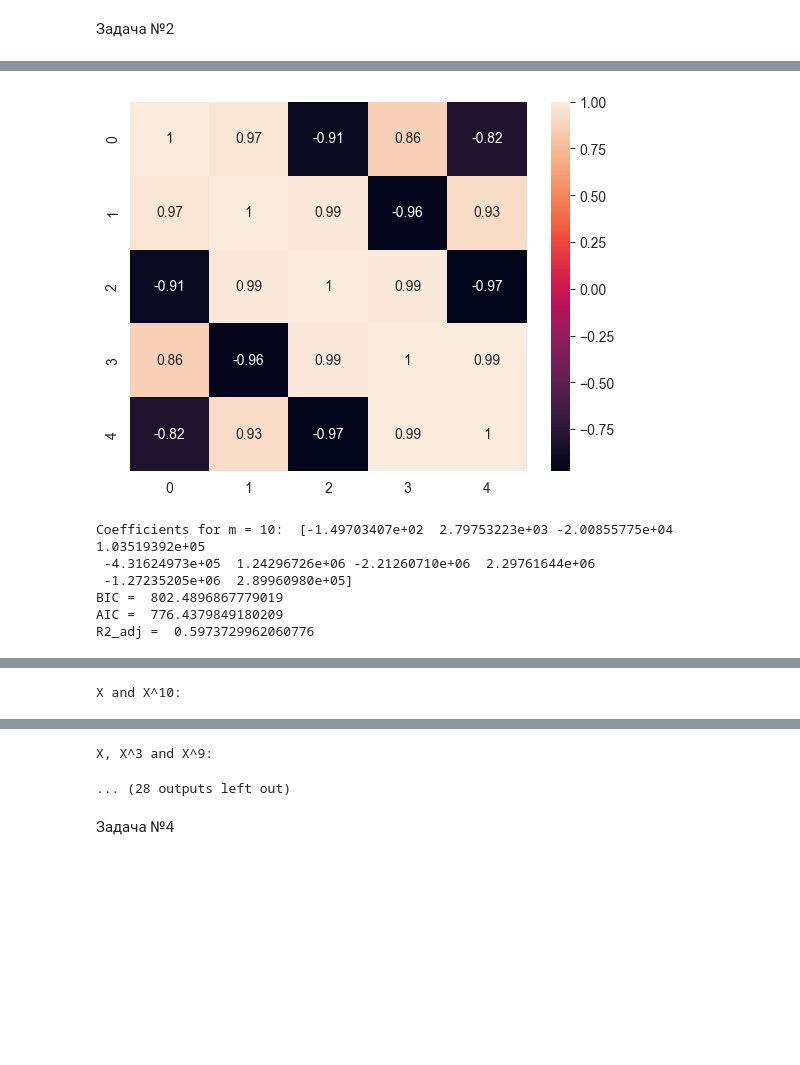
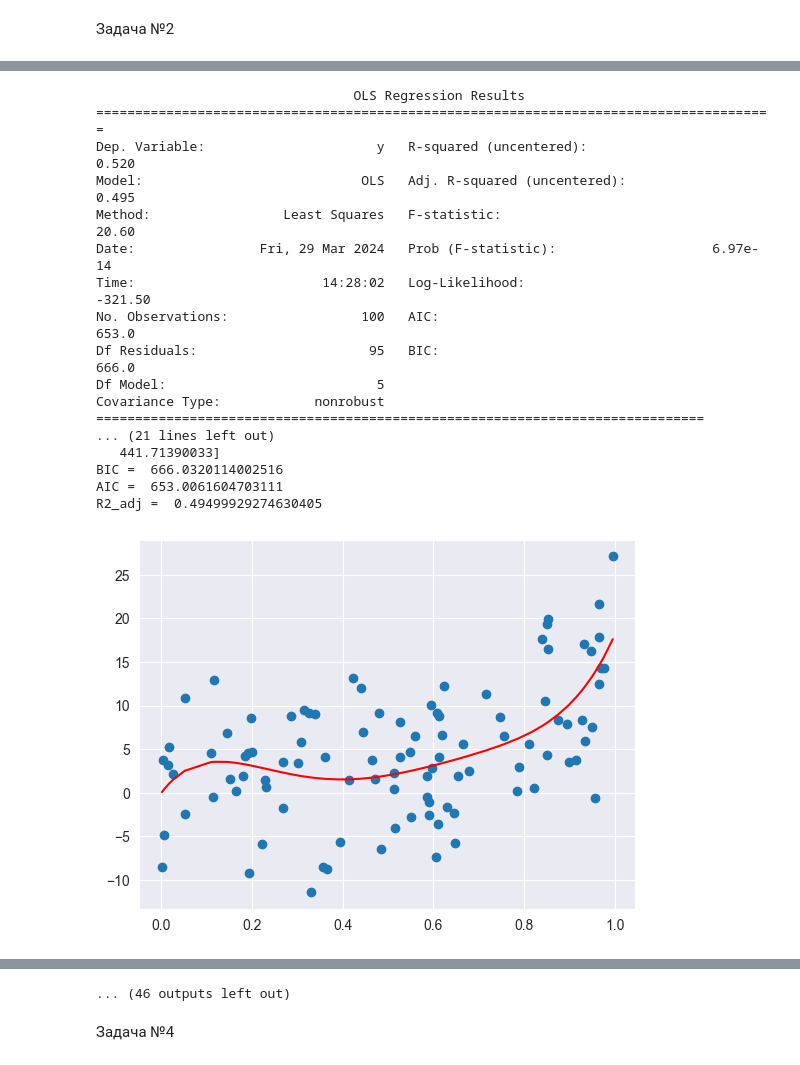
Before and after one commit to Saharochekl/DataAn2024, a Jupyter notebook: 15_03(T4_V1).ipynb, the cells around one changed output, grey strips where cells are left out. Drawn from its saved outputs; the diff is of its cells as text; code cells hidden in the pictures; blank space fills up the shorter version.

```diff
--- a/15_03(T4_V1).ipynb
+++ b/15_03(T4_V1).ipynb
@@ -406,6 +406,8 @@ for i, n in enumerate(n_values):
     res = sm.OLS(Y_3, X_3).fit()
     b = res.params
     print("\nCoefficients for m = 3: ", b)
+    p = res.summary()
+    print("Parameters:", p)
     Y_hat3 = b[0] * X1 + b[1] * X2 + b[2] * X3
     print('BIC = ',res.bic)
     print('AIC = ',res.aic)
@@ -421,12 +423,26 @@ for i, n in enumerate(n_values):
     sn.heatmap(pg.pcorr(pg.pcorr(Xmat3)), annot = True)
     plt.show()
 
+    print('X^3:')
+    X_spec = np.matrix([X3]).transpose()
+    Y = Y_3
+    mod2 = sm.OLS(Y, X_spec)
+    res2 = mod2.fit()
+    print(res2.summary())
+    q = res2.params
+    Y_res = q[0]*X3
+    plt.scatter(X1, Y_3)
+    plt.plot(X1, Y_res, color = 'red')
+    plt.show()
+
+
 # ---------------------------------------------------------------------------------------------
 # ----------------------------------- m = 5 ---------------------------------------------------
 # ---------------------------------------------------------------------------------------------
 
     res = sm.OLS(Y_5, X_5).fit()
     b = res.params
+    print(res.summary())
     print("\nCoefficients for m = 5: ", b)
     Y_hat5 = b[0] * X1 + b[1] * X2 + b[2] * X3 + b[3] * X4 + b[4] * X5
     print('BIC = ',res.bic)
@@ -445,12 +461,27 @@ for i, n in enumerate(n_values):
     pg.pcorr(m)
     sn.heatmap(pg.pcorr(m), annot = True)
     plt.show()
+
+
+
+    print('X^5:')
+    X_spec = np.matrix([X5]).transpose()
+    Y = Y_5
+    mod2 = sm.OLS(Y, X_spec)
+    res2 = mod2.fit()
+    print(res2.summary())
+    q = res2.params
+    Y_res = b[0] * X5
+    plt.scatter(X1, Y_5)
+    plt.plot(X1, Y_res, color = 'red')
+    plt.show()
 # ---------------------------------------------------------------------------------------------
 # ----------------------------------- m = 10 --------------------------------------------------
 # ---------------------------------------------------------------------------------------------
 
     res = sm.OLS(Y_10, X_10).fit()
     b = res.params
+    print(res.summary())
     print("\nCoefficients for m = 10: ", b)
     Y_hat10 = b[0] * X1 + b[1] * X2 + b[2] * X3 + b[3] * X4 + b[4] * X5 + b[5] * X6 + b[6] * X7 + b[7] * X8 + b[8] * X9 + b[9] * X10
     print('BIC = ',res.bic)
@@ -474,8 +505,21 @@ for i, n in enumerate(n_values):
     Y = Y_10
     mod2 = sm.OLS(Y, X_spec)
     res2 = mod2.fit()
+    print(res2.summary())
     q = res2.params
-    Y_res = q[0] * X1 + q[1]*(X1**10)
+    Y_res = q[0] * X1 + q[1]*X10
+    plt.scatter(X1, Y_10)
+    plt.plot(X1, Y_res, color = 'red')
+    plt.show()
+
+    print('X^10:')
+    X_spec = np.matrix([ X10]).transpose()
+    Y = Y_10
+    mod2 = sm.OLS(Y, X_spec)
+    res2 = mod2.fit()
+    print(res2.summary())
+    q = res2.params
+    Y_res = q[0] * X10
     plt.scatter(X1, Y_10)
     plt.plot(X1, Y_res, color = 'red')
     plt.show()
@@ -485,6 +529,7 @@ for i, n in enumerate(n_values):
     Y = Y_10
     mod2 = sm.OLS(Y, X_spec)
     res2 = mod2.fit()
+    print(res2.summary())
     q = res2.params
     Y_res = q[0] * X1 + q[1]*(X1**3) + q[2]*(X1**9)
     plt.scatter(X1, Y_10)
@@ -510,7 +579,18 @@ R2_adj =  0.41751722957059956
+                                 OLS Regression Results
+=======================================================================================
+Dep. Variable:                      y   R-squared (uncentered):                   0.520
+Model:                            OLS   Adj. R-squared (uncentered):              0.495
+Method:                 Least Squares   F-statistic:                              20.60
+Date:                Fri, 29 Mar 2024   Prob (F-statistic):                    6.97e-14
+Time:                        14:28:02   Log-Likelihood:                         -321.50
+No. Observations:                 100   AIC:                                      653.0
+Df Residuals:                      95   BIC:                                      666.0
+Df Model:                           5
+Covariance Type:            nonrobust
+==============================================================================
+... (21 lines left out)
+   441.71390033]
+BIC =  666.0320114002516
+AIC =  653.0061604703111
+R2_adj =  0.49499929274630405
-[figure, old version]
+[figure, new version]
-Coefficients for m = 10:  [-1.49703407e+02  2.79753223e+03 -2.00855775e+04  1.03519392e+05
- -4.31624973e+05  1.24296726e+06 -2.21260710e+06  2.29761644e+06
- -1.27235205e+06  2.89960980e+05]
-BIC =  802.4896867779019
-AIC =  776.4379849180209
-R2_adj =  0.5973729962060776
@@ -519 +615,0 @@ R2_adj =  0.5973729962060776
-X and X^10:
@@ -521,5 +634,4 @@ X and X^10:
-X, X^3 and X^9:
-... (28 outputs left out)
+... (46 outputs left out)
 # %% [markdown]
 Задача №4
 # %% [markdown]
```
Also changed, not shown: parts of 2 cells of this notebook, 1 other file.
